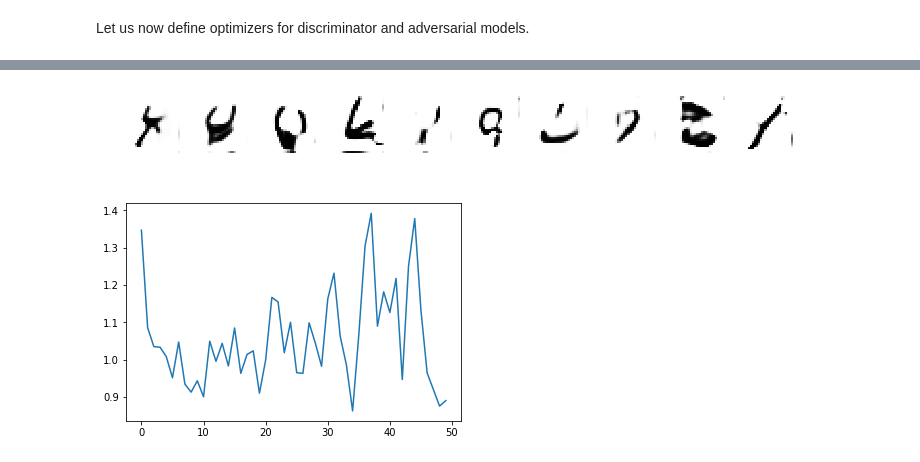
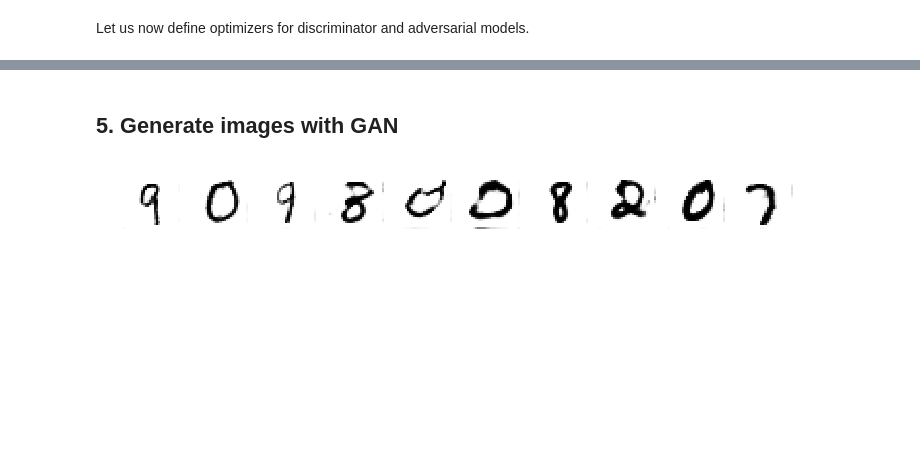
Before and after one commit to AgnieszkaZgo/GAN_on_MNIST, a Jupyter notebook: GAN_on_mnist_notebook.ipynb, the cells around one changed output, grey strips where cells are left out. Saved outputs shown, nothing was run; the diff lists cells and outputs as text; code cells hidden in the pictures; blank space fills up the shorter version.

```diff
--- a/GAN_on_mnist_notebook.ipynb
+++ b/GAN_on_mnist_notebook.ipynb
@@ -160,9 +175,11 @@ Let us now define optimizers for discriminator and adversarial models.
 optimizer_d = RMSprop(lr=0.0008, clipvalue=1.0, decay=1e-8)
 optimizer_a = Adam(lr=0.0004, clipvalue=1.0, decay=1e-10)
 # %%
+# Build discriminator, generator and adversarial models using defined functions
 discriminator = create_discriminator(filters =[64,128,256,512], alpha=0.2, optimizer=optimizer_d, dropout=0.4)
-generator = create_generator(dim=7, depth=256, input_dim=100, momentum=0.9, dropout=0.4)
+generator = create_generator(dim=7, depth=256, input_dim=100, momentum=0.9, dropout=0.3)
 adversarial = create_adversarial(generator, discriminator, optimizer=optimizer_a)
 
+# Train GAN network
 d_losses, d_accuracies, a_losses , a_accuracies=\
-                                    train_GAN(epochs=50, batch_size=256, generator=generator, adversarial=adversarial)
+                                    train_GAN(epochs=30, batch_size=256, generator=generator, adversarial=adversarial)
@@ -187,18 +186,12 @@ Epoch: 49
+# %% [markdown]
+## 5. Generate images with GAN
 # %%
-epochs=50
 noise = np.random.uniform(-1.0, 1.0, size=[10, 100])
 plt.figure(figsize=(12,4))
 for i in range(1,11):
     plt.subplot(1, 10, i)
     plt.imshow(generator.predict(noise)[i-1][:,:,0], cmap = 'gray_r')
     plt.axis('off')
 plt.show()
 # %% [output]
-[figure, old version]
+[figure, new version]
-# %%
-a_losses = [np.mean(arr) for arr in np.split(np.array(a_losses), 50)]
-
-plt.plot(a_losses)
-plt.show()
-# %% [output]
-[figure, removed]
```
Also changed, not shown: parts of 20 cells of this notebook.
